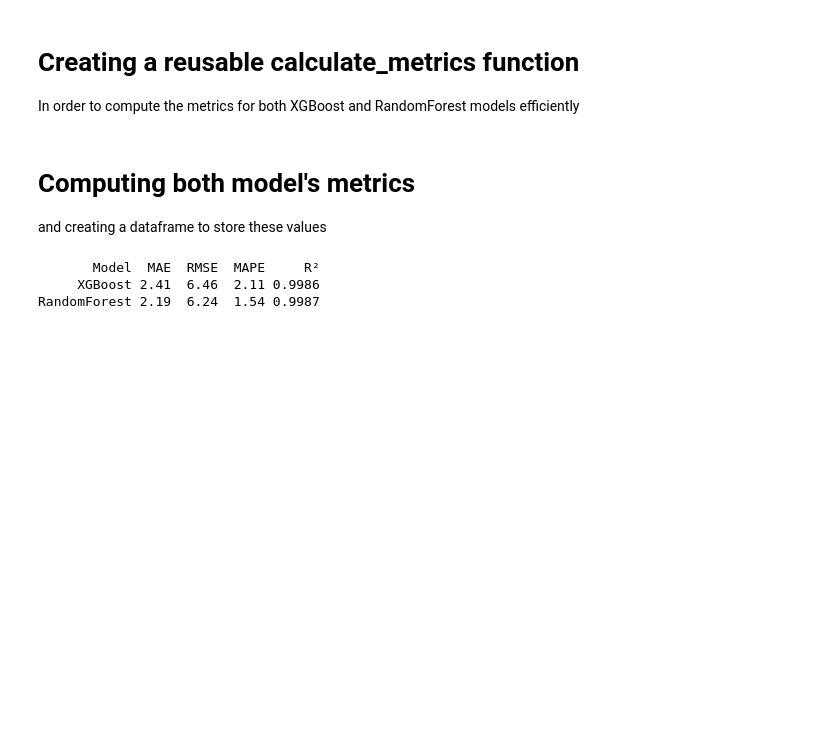
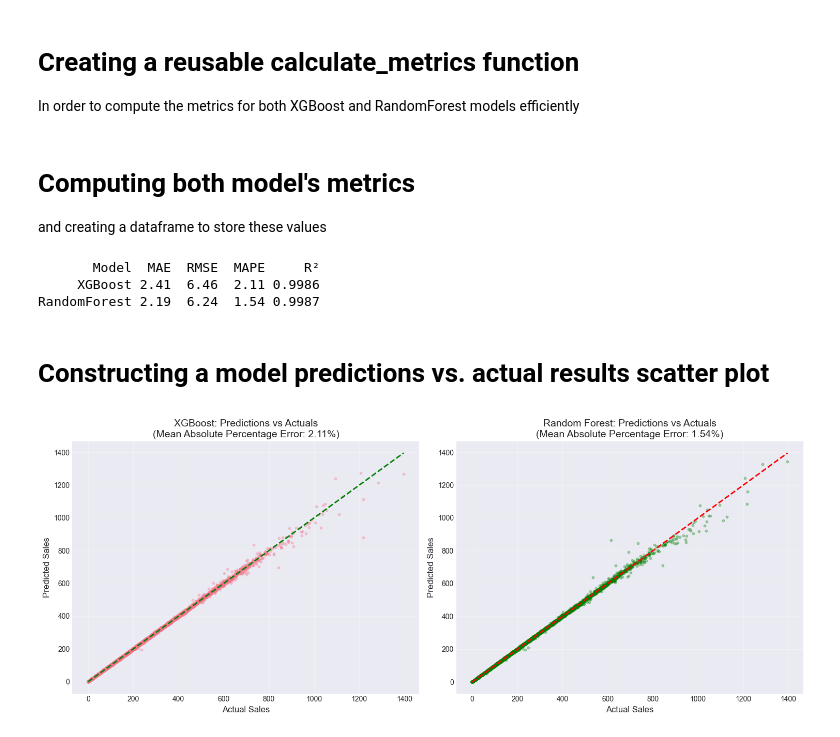
Before and after one commit to ElliottYankee/Retail-Sales-Forecasting-Pipeline, a Jupyter notebook: notebooks/model_comparison.ipynb, the cells around one changed output. Drawn from its saved outputs; the diff is of its cells as text; code cells hidden in the pictures; blank space fills up the shorter version.

Commit message:
Constructed a model predictions vs. actual results scatter plot for XGboost and RandomForest models

```diff
--- a/notebooks/model_comparison.ipynb
+++ b/notebooks/model_comparison.ipynb
@@ -98,3 +98,28 @@ print(metrics_df.to_string(index=False))
        Model  MAE  RMSE  MAPE     R²
      XGBoost 2.41  6.46  2.11 0.9986
 RandomForest 2.19  6.24  1.54 0.9987
+# %% [markdown]
+# Constructing a model predictions vs. actual results scatter plot
+# %%
+fig, axes = plt.subplots(1, 2, figsize=(15, 6))
+
+# XGBoost
+axes[0].scatter(y_test, xgb_predictions, alpha=0.3, s=10)
+axes[0].plot([y_test.min(), y_test.max()], [y_test.min(), y_test.max()], 'g--', lw=2)
+axes[0].set_xlabel('Actual Sales', fontsize=12)
+axes[0].set_ylabel('Predicted Sales', fontsize=12)
+axes[0].set_title(f'XGBoost: Predictions vs Actuals\n(Mean Absolute Percentage Error: {xgb_metrics["MAPE"]}%)', fontsize=14)
+axes[0].grid(True, alpha=0.3)
+
+# Random Forest
+axes[1].scatter(y_test, rf_predictions, alpha=0.3, s=10, color='green')
+axes[1].plot([y_test.min(), y_test.max()], [y_test.min(), y_test.max()], 'r--', lw=2)
+axes[1].set_xlabel('Actual Sales', fontsize=12)
+axes[1].set_ylabel('Predicted Sales', fontsize=12)
+axes[1].set_title(f'Random Forest: Predictions vs Actuals\n(Mean Absolute Percentage Error: {rf_metrics["MAPE"]}%)', fontsize=14)
+axes[1].grid(True, alpha=0.3)
+
+plt.tight_layout()
+plt.show()
+# %% [output]
+[figure, added]
```
